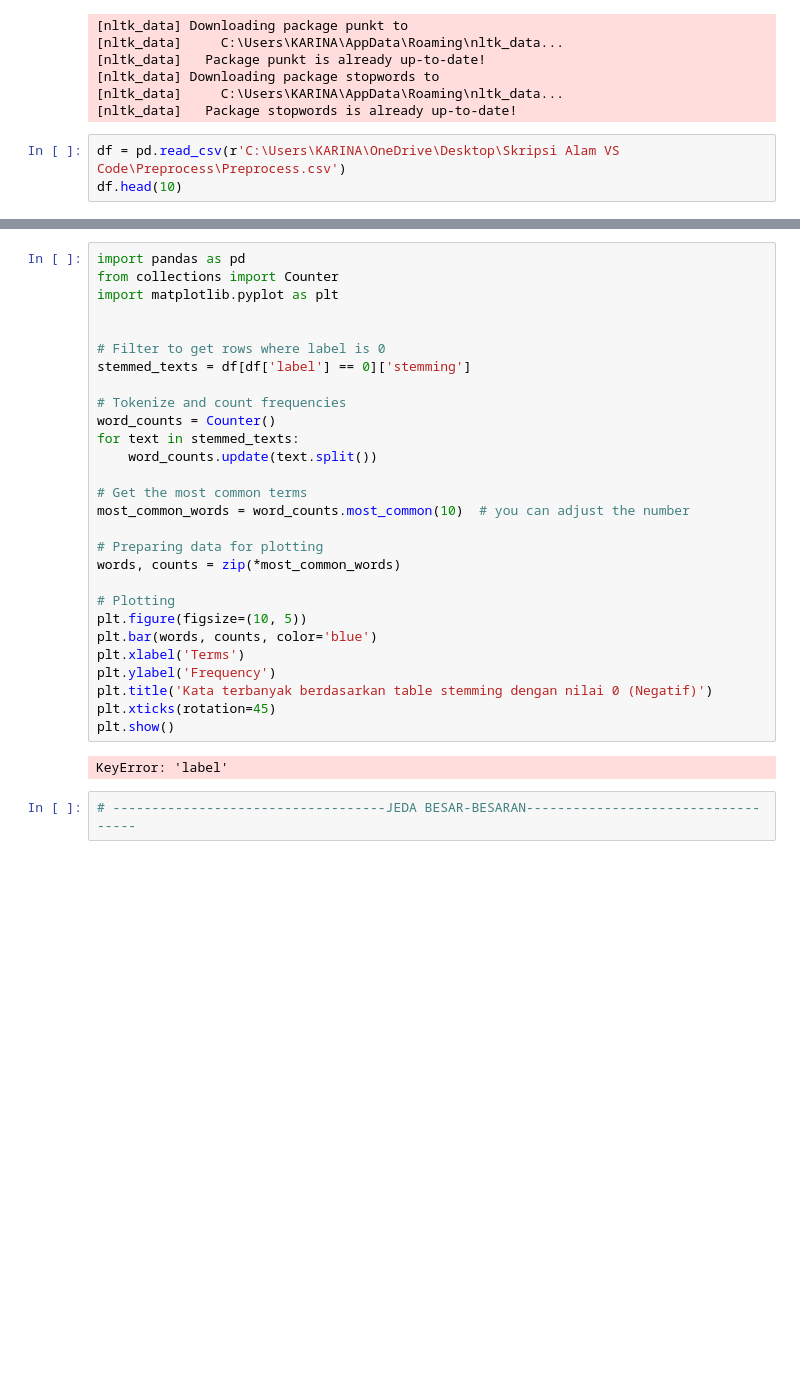
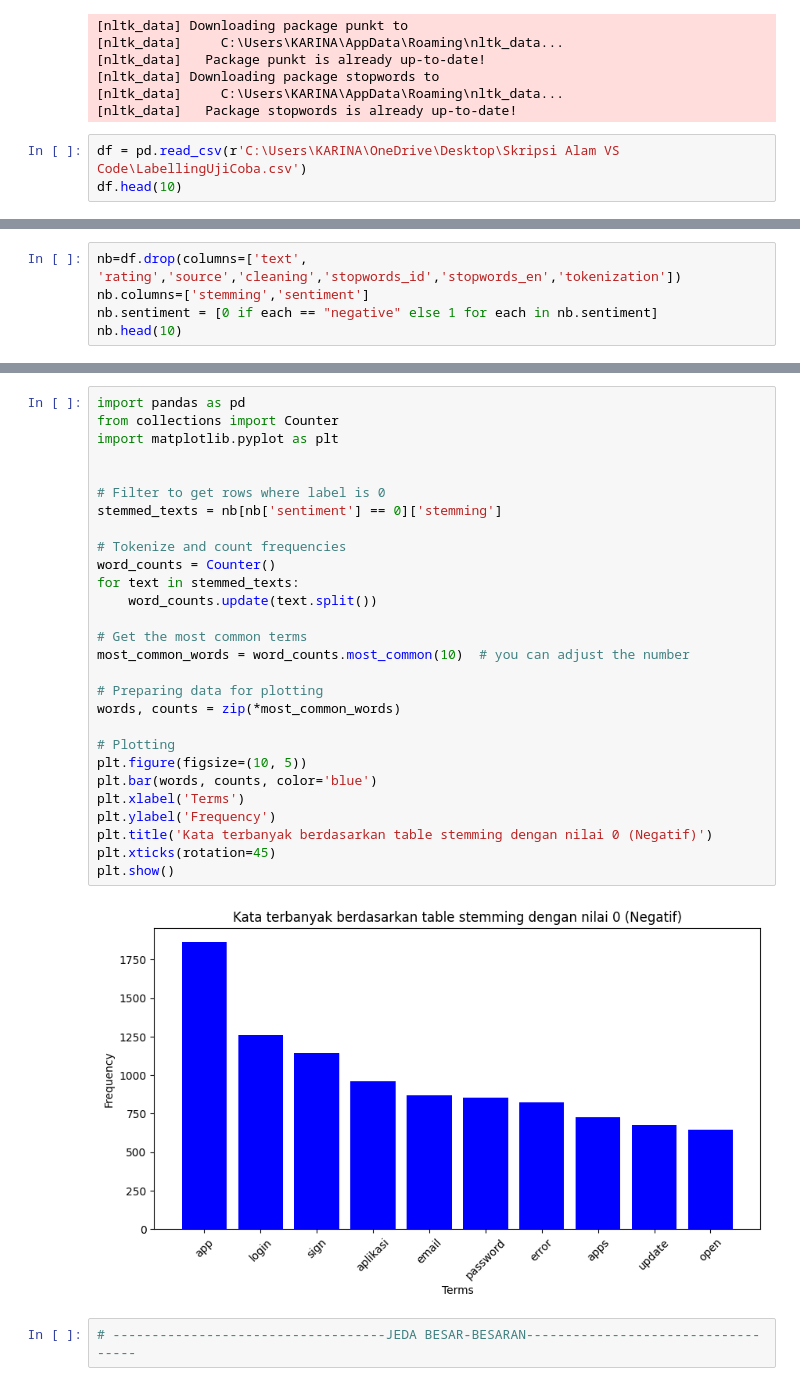
Before and after one commit to alamcahyo/Private_prjct_Alam_coffee, a Jupyter notebook: Skripsi Full/Skripsi_Full.ipynb, the cells around one changed output, grey strips where cells are left out. Cells and saved outputs as stored; diff of their text form; blank space fills up the shorter version.

```diff
--- a/Skripsi Full/Skripsi_Full.ipynb
+++ b/Skripsi Full/Skripsi_Full.ipynb
@@ -339,6 +410,6 @@ from nltk.stem import WordNetLemmatizer
 [nltk_data]     C:\Users\KARINA\AppData\Roaming\nltk_data...
 [nltk_data]   Package stopwords is already up-to-date!
 # %%
-df = pd.read_csv(r'C:\Users\KARINA\OneDrive\Desktop\Skripsi Alam VS Code\Preprocess\Preprocess.csv')
+df = pd.read_csv(r'C:\Users\KARINA\OneDrive\Desktop\Skripsi Alam VS Code\LabellingUjiCoba.csv')
 df.head(10)
 # %% [output]
@@ -358,0 +438,5 @@ df['stemming'] = df['stemming'].astype(str)
+# %%
+nb=df.drop(columns=['text',	'rating','source','cleaning','stopwords_id','stopwords_en','tokenization'])
+nb.columns=['stemming','sentiment']
+nb.sentiment = [0 if each == "negative" else 1 for each in nb.sentiment]
+nb.head(10)
@@ -359,33 +455,33 @@ df['stemming'] = df['stemming'].astype(str)
 # %%
 import pandas as pd
 from collections import Counter
 import matplotlib.pyplot as plt
 
 
 # Filter to get rows where label is 0
-stemmed_texts = df[df['label'] == 0]['stemming']
+stemmed_texts = nb[nb['sentiment'] == 0]['stemming']
 
 # Tokenize and count frequencies
 word_counts = Counter()
 for text in stemmed_texts:
     word_counts.update(text.split())
 
 # Get the most common terms
 most_common_words = word_counts.most_common(10)  # you can adjust the number
 
 # Preparing data for plotting
 words, counts = zip(*most_common_words)
 
 # Plotting
 plt.figure(figsize=(10, 5))
 plt.bar(words, counts, color='blue')
 plt.xlabel('Terms')
 plt.ylabel('Frequency')
 plt.title('Kata terbanyak berdasarkan table stemming dengan nilai 0 (Negatif)')
 plt.xticks(rotation=45)
 plt.show()
 # %% [output]
-KeyError: 'label'
+[figure, added]
 # %%
 # -----------------------------------JEDA BESAR-BESARAN-----------------------------------
 # %%
```
Also changed, not shown: parts of 13 cells of this notebook, 5 other files.
